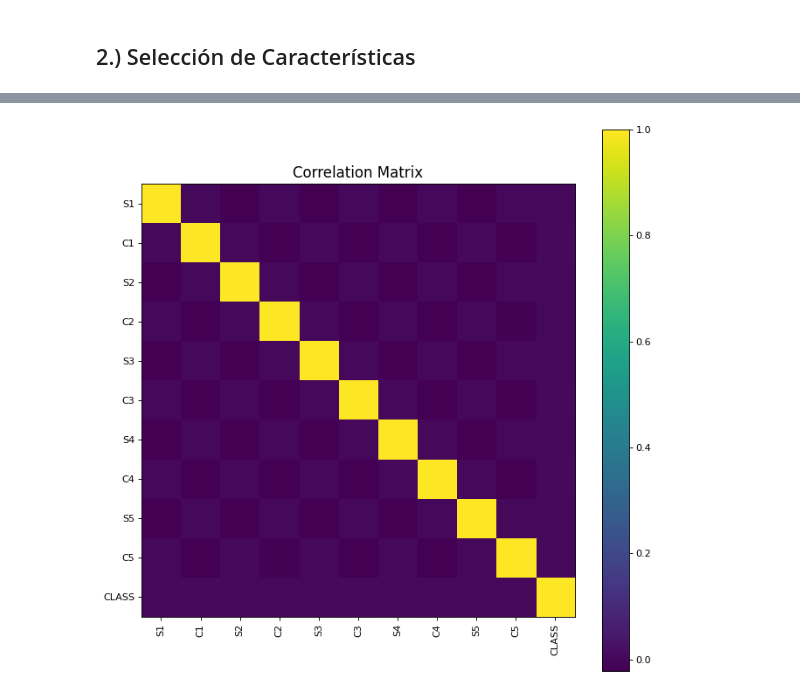
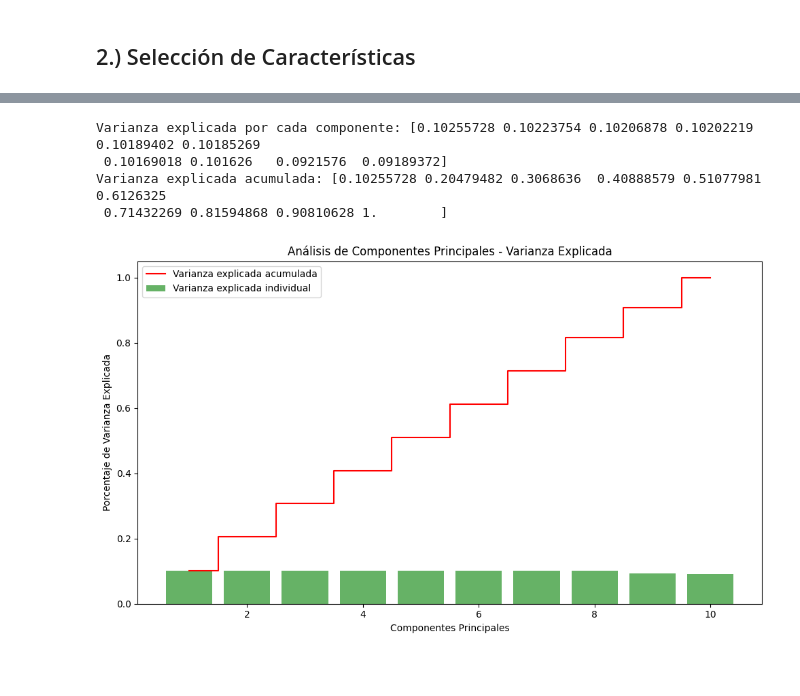
Before and after one commit to tsbedoya/ELE-Machine-Learning, a Jupyter notebook: repo/PokerHand.ipynb, the cells around one changed output, grey strips where cells are left out. Drawn from its saved outputs; the diff is of its cells as text; code cells hidden in the pictures; blank space fills up the shorter version.

```diff
--- a/repo/PokerHand.ipynb
+++ b/repo/PokerHand.ipynb
@@ -94,4 +78,0 @@ def correlation_matrix(df, graphWidth):
-# %%
-correlation_matrix(df, 10)
-# %% [output]
-[figure, removed]
@@ -97,0 +82,39 @@ correlation_matrix(df, 10)
+# %%
+# Estandarizar los rangos de las cartas
+scaler = StandardScaler()
+X = df.iloc[:,:-1].values
+X_scaled = scaler.fit_transform(X)
+# %%
+# Aplicar PCA
+
+pca = PCA(n_components=None)
+Xpca = pca.fit_transform(X_scaled)
+pilambda = pca.explained_variance_ratio_
+Xloadings = pca.components_.T * np.sqrt(pilambda)
+# %%
+# Varianza explicada por cada componente
+explained_variance = pca.explained_variance_ratio_
+cumulative_explained_variance = np.cumsum(explained_variance)
+
+print('Varianza explicada por cada componente:', explained_variance)
+print('Varianza explicada acumulada:', cumulative_explained_variance)
+# %% [output]
+Varianza explicada por cada componente: [0.10255728 0.10223754 0.10206878 0.10202219 0.10189402 0.10185269
+ 0.10169018 0.101626   0.0921576  0.09189372]
+Varianza explicada acumulada: [0.10255728 0.20479482 0.3068636  0.40888579 0.51077981 0.6126325
+ 0.71432269 0.81594868 0.90810628 1.        ]
+# %%
+# Graficar la varianza explicada y la varianza explicada acumulada
+plt.figure(figsize=(10, 6))
+plt.bar(range(1, len(explained_variance) + 1), explained_variance, alpha=0.6, align='center',
+        label='Varianza explicada individual', color='g')
+plt.step(range(1, len(cumulative_explained_variance) + 1), cumulative_explained_variance, where='mid',
+         label='Varianza explicada acumulada', color='r')
+plt.ylabel('Porcentaje de Varianza Explicada')
+plt.xlabel('Componentes Principales')
+plt.title('Análisis de Componentes Principales - Varianza Explicada')
+plt.legend(loc='best')
+plt.tight_layout()
+plt.show()
+# %% [output]
+[figure, added]
```
Also changed, not shown: parts of 5 cells of this notebook.
